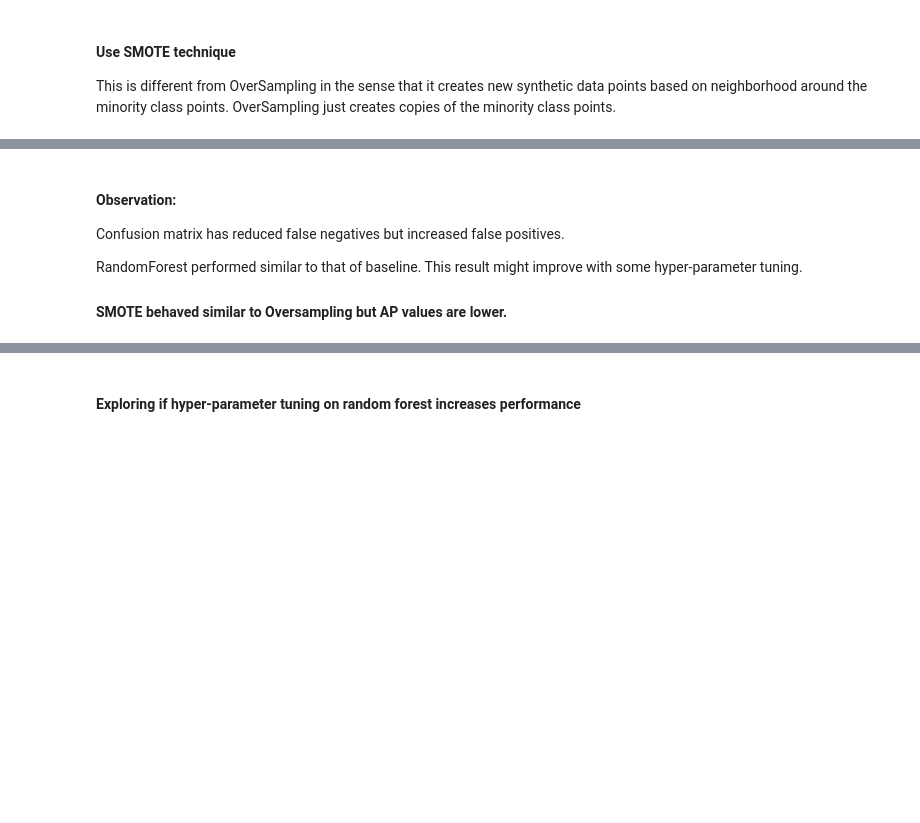
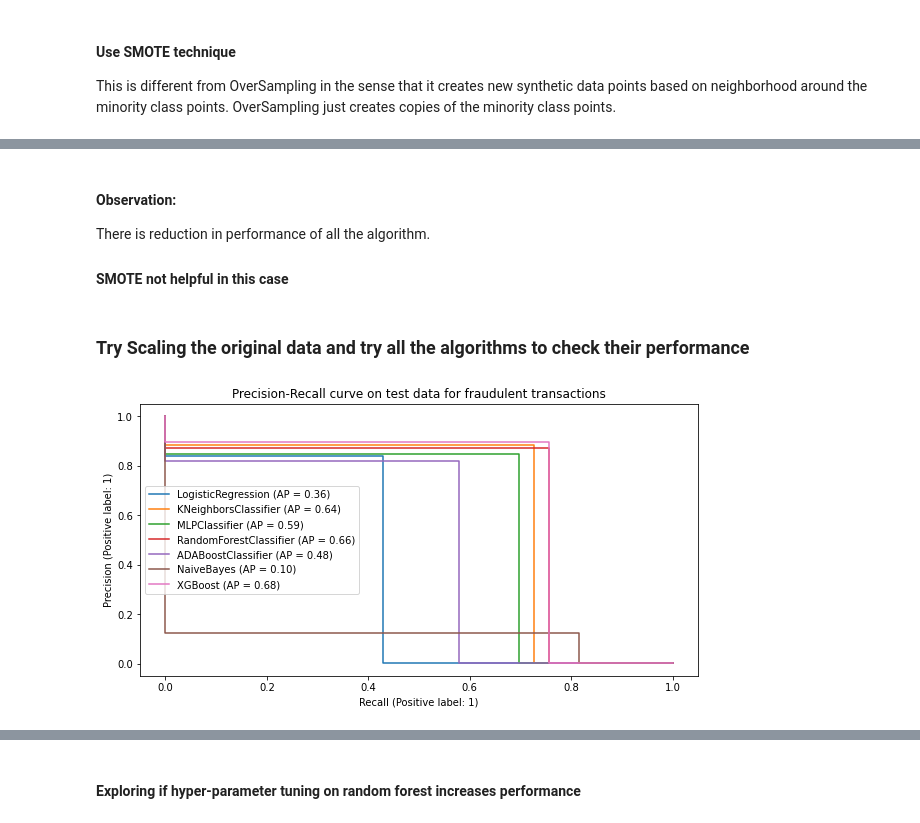
Before and after one commit to PadmakarDeshpande/ML_projects, a Jupyter notebook: Credit_Card_Fraud_Detection/Code.ipynb, the cells around one changed output, grey strips where cells are left out. Cells and saved outputs as stored; diff of their text form; code cells hidden in the pictures; blank space fills up the shorter version.

```diff
--- a/Credit_Card_Fraud_Detection/Code.ipynb
+++ b/Credit_Card_Fraud_Detection/Code.ipynb
@@ -310,6 +310,7 @@ def train_test_compare( X_train, y_train, X_test, y_test):
     results = pd.DataFrame({"model": models_used, "train_accuracy": training_acc, "test_acc": testing_acc, "train_AP": training_ap,
                            "test_AP":testing_ap})
     plt.legend(loc = "best")
+    plt.title("Precision-Recall curve on test data for fraudulent transactions")
     plt.show()
     return results
 # %%
@@ -395,9 +439,7 @@ display(results)
 # %% [markdown]
 #### Observation:
-Confusion matrix has reduced false negatives but increased false positives.
+There is reduction in performance of all the algorithm.
 
-
-RandomForest performed similar to that of baseline.
-This result might improve with some hyper-parameter tuning.
-
-#### SMOTE behaved similar to Oversampling but AP values are lower.
+#### SMOTE not helpful in this case
+# %% [markdown]
+### Try Scaling the original data and try all the algorithms to check their performance
@@ -403,0 +448,9 @@ This result might improve with some hyper-parameter tuning.
+# %%
+scaler = MinMaxScaler()
+scaler.fit(X_train)
+X_train_scaled = scaler.transform(X_train)
+X_test_scaled = scaler.transform(X_test)
+# %%
+results= train_test_compare(X_train_scaled, y_train, X_test_scaled, y_test)
+# %% [output]
+[figure, added]
```
Also changed, not shown: parts of 35 cells of this notebook.
